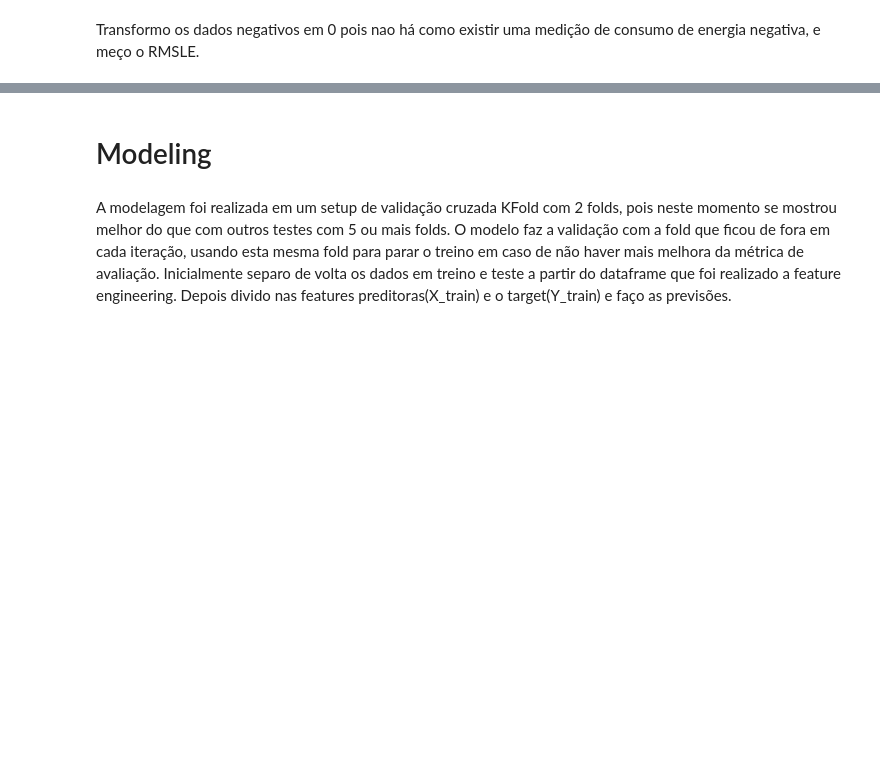
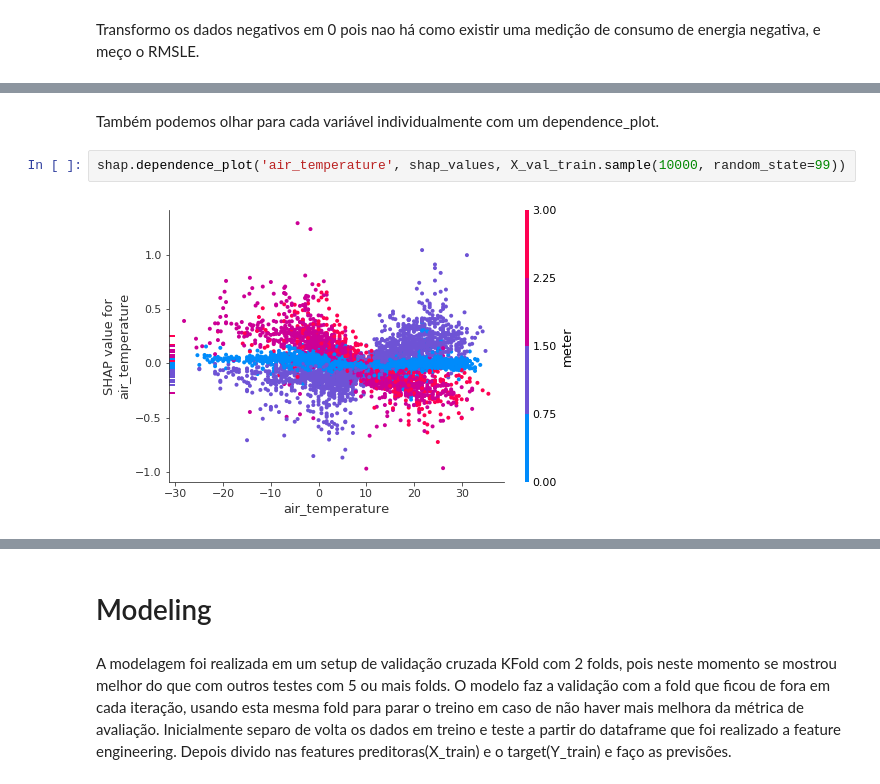
Before and after one commit to rossinendrew/Portfolio, a Jupyter notebook: ASHRAE-Solution.ipynb, the cells around one changed output, grey strips where cells are left out. Drawn from its saved outputs; the diff is of its cells as text; blank space fills up the shorter version.

```diff
--- a/ASHRAE-Solution.ipynb
+++ b/ASHRAE-Solution.ipynb
@@ -180,0 +196,6 @@ Como podemos perceber no gráfico a feature building_id foi a mais importante pa
+# %% [markdown]
+Também podemos olhar para cada variável individualmente com um dependence_plot.
+# %%
+shap.dependence_plot('air_temperature', shap_values, X_val_train.sample(10000, random_state=99))
+# %% [output]
+[figure, added]
```
Also changed, not shown: parts of 29 cells of this notebook.
